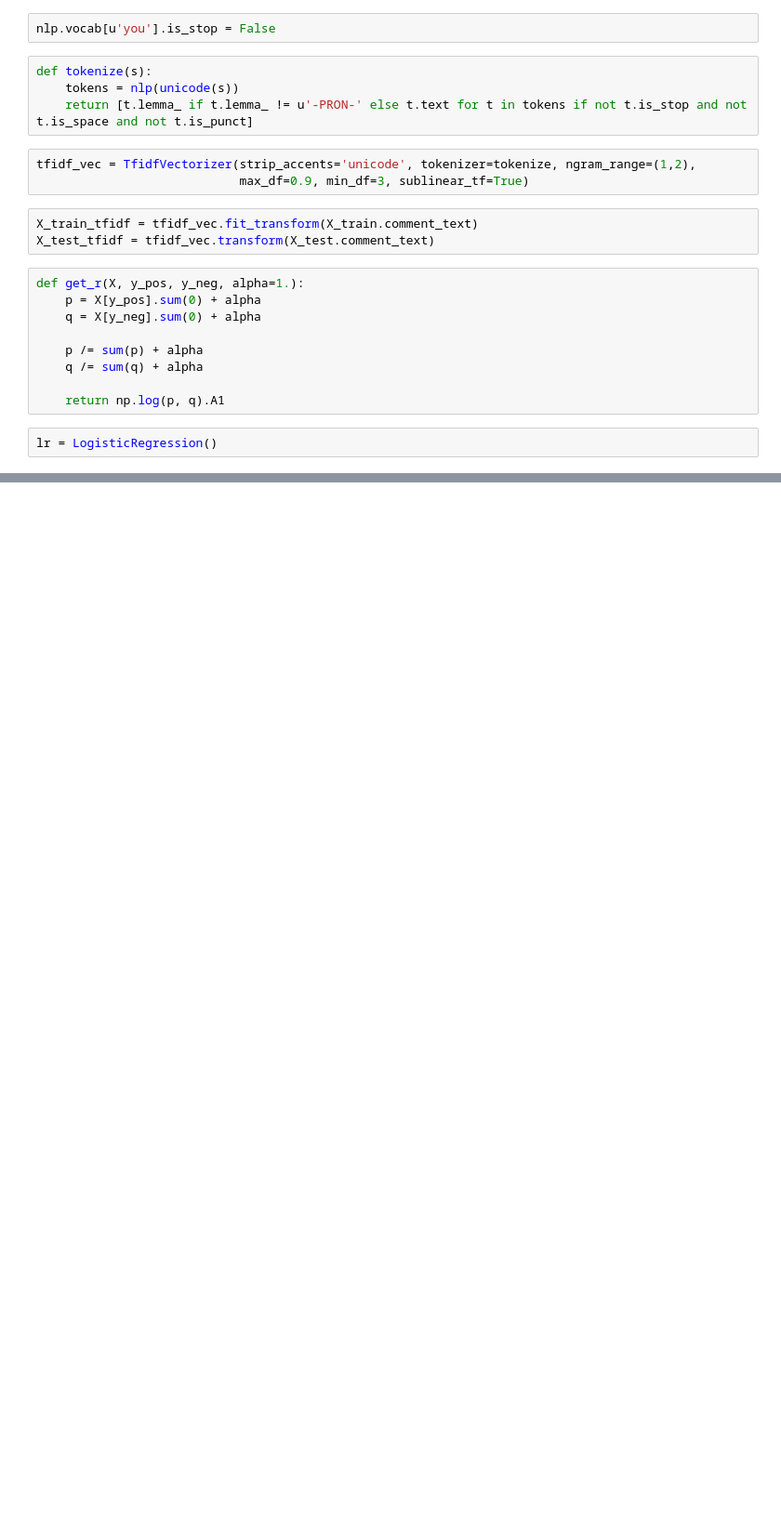
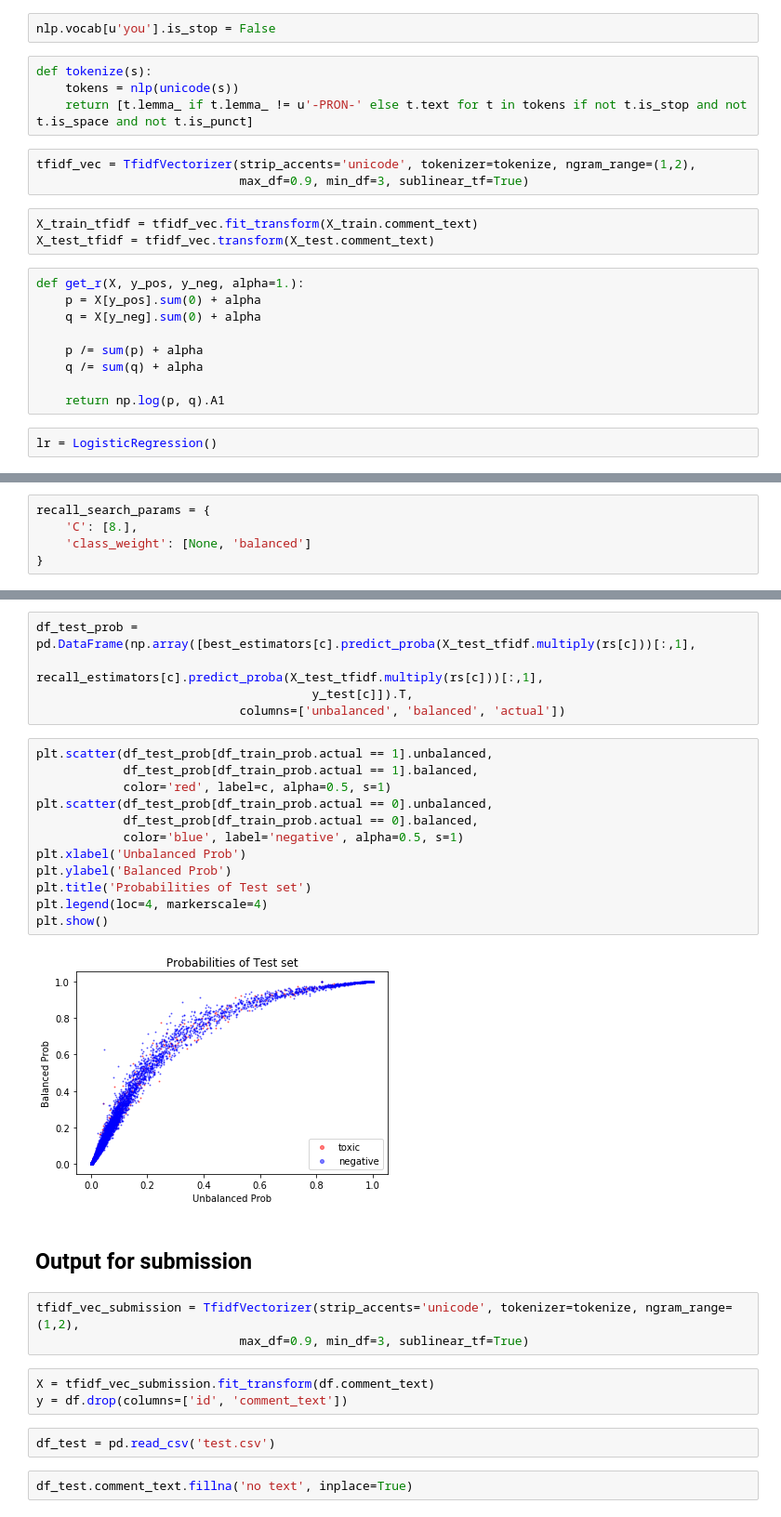
Before and after one commit to gpoon/toxic_comment_kaggle, a Jupyter notebook: Baselines and Bigrams.ipynb, the cells around one changed output, grey strips where cells are left out. Shown: that part at 93% size. Cells and saved outputs as stored; diff of their text form; blank space fills up the shorter version.

Commit message:
Completed submission for NBSVM.

```diff
--- a/Baselines and Bigrams.ipynb
+++ b/Baselines and Bigrams.ipynb
@@ -113,0 +119,5 @@ False Negative rate is really high likely due to severe class imbalance.
+# %%
+recall_search_params = {
+    'C': [8.],
+    'class_weight': [None, 'balanced']
+}
@@ -113,0 +208,31 @@ False Negative rate is really high likely due to severe class imbalance.
+# %%
+df_test_prob = pd.DataFrame(np.array([best_estimators[c].predict_proba(X_test_tfidf.multiply(rs[c]))[:,1],
+                                      recall_estimators[c].predict_proba(X_test_tfidf.multiply(rs[c]))[:,1],
+                                      y_test[c]]).T,
+                            columns=['unbalanced', 'balanced', 'actual'])
+# %%
+plt.scatter(df_test_prob[df_train_prob.actual == 1].unbalanced,
+            df_test_prob[df_train_prob.actual == 1].balanced,
+            color='red', label=c, alpha=0.5, s=1)
+plt.scatter(df_test_prob[df_train_prob.actual == 0].unbalanced,
+            df_test_prob[df_train_prob.actual == 0].balanced,
+            color='blue', label='negative', alpha=0.5, s=1)
+plt.xlabel('Unbalanced Prob')
+plt.ylabel('Balanced Prob')
+plt.title('Probabilities of Test set')
+plt.legend(loc=4, markerscale=4)
+plt.show()
+# %% [output]
+[figure, added]
+# %% [markdown]
+## Output for submission
+# %%
+tfidf_vec_submission = TfidfVectorizer(strip_accents='unicode', tokenizer=tokenize, ngram_range=(1,2),
+                            max_df=0.9, min_df=3, sublinear_tf=True)
+# %%
+X = tfidf_vec_submission.fit_transform(df.comment_text)
+y = df.drop(columns=['id', 'comment_text'])
+# %%
+df_test = pd.read_csv('test.csv')
+# %%
+df_test.comment_text.fillna('no text', inplace=True)
```
Also changed, not shown: parts of 16 cells of this notebook, 1 other file.
